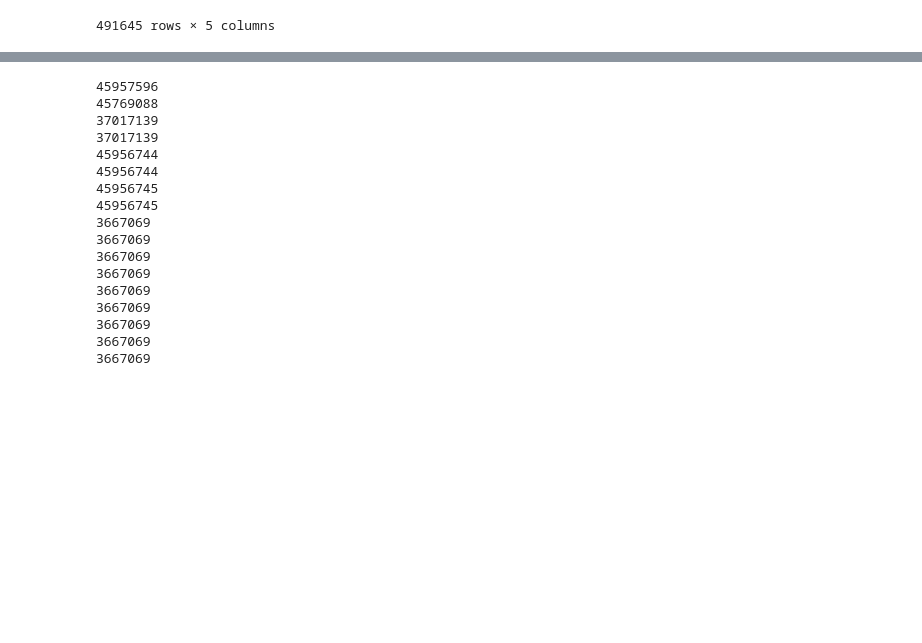
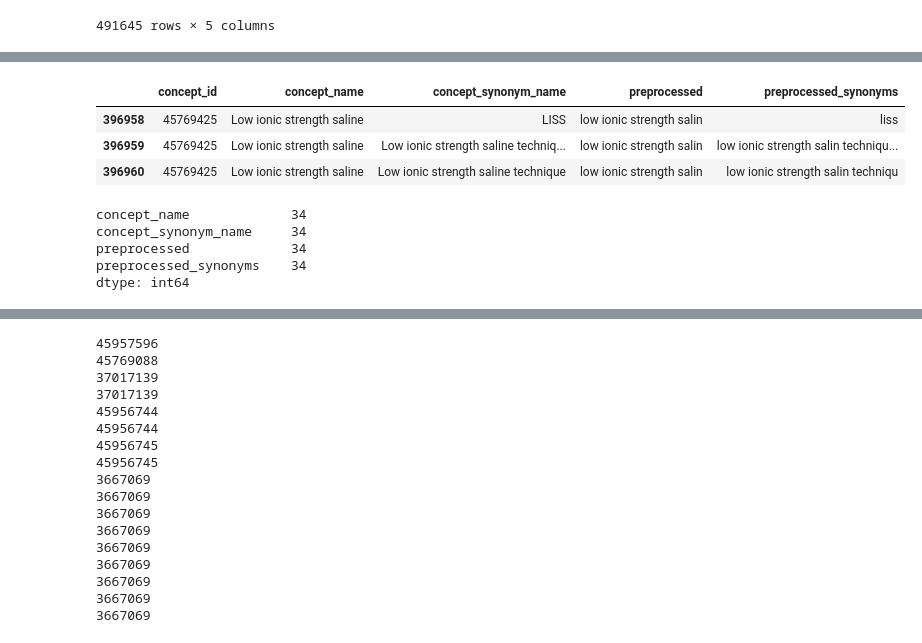
Before and after one commit to Nusha34/MasterThesis, a Jupyter notebook: mapping/get_poincare_vectors.ipynb, the cells around one changed output, grey strips where cells are left out. Cells and saved outputs as stored; diff of their text form; code cells hidden in the pictures; blank space fills up the shorter version.

```diff
--- a/mapping/get_poincare_vectors.ipynb
+++ b/mapping/get_poincare_vectors.ipynb
@@ -21,3 +46,19 @@ data
+# %%
+data[data['concept_id']== 45769425]
+# %% [output]
+|  | concept_id | concept_name | concept_synonym_name | preprocessed | preprocessed_synonyms |
+| 396958 | 45769425 | Low ionic strength saline | LISS | low ionic strength salin | liss |
+| 396959 | 45769425 | Low ionic strength saline | Low ionic strength saline techniq... | low ionic strength salin | low ionic strength salin techniqu... |
+| 396960 | 45769425 | Low ionic strength saline | Low ionic strength saline technique | low ionic strength salin | low ionic strength salin techniqu |
+# %%
+#average number of strings per unique concept_id
+data.groupby('concept_id').count().max()
+# %% [output]
+concept_name             34
+concept_synonym_name     34
+preprocessed             34
+preprocessed_synonyms    34
+dtype: int64
 # %%
 # delete columns where 'preprocessed' concept names is Nan
 data=data[data.preprocessed.notna()]
```
Also changed, not shown: parts of 2 cells of this notebook, 6 other files.
